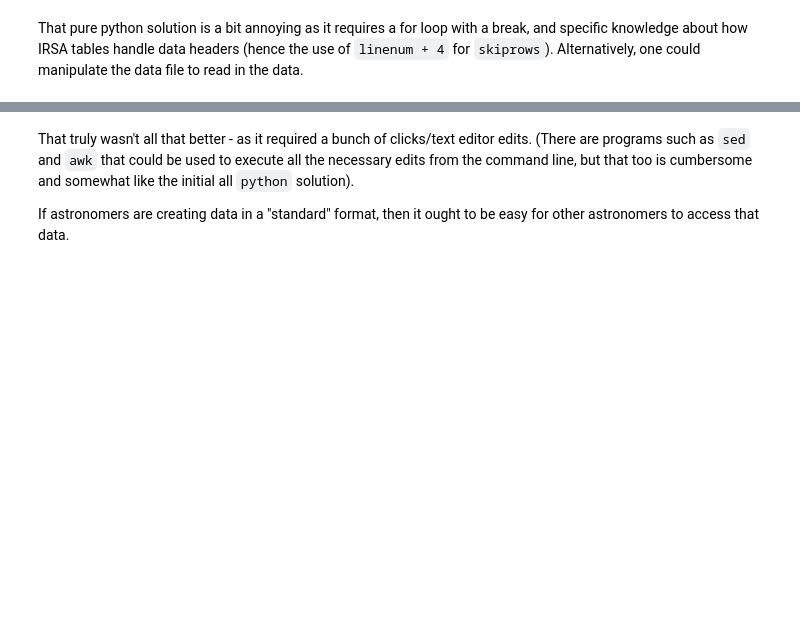
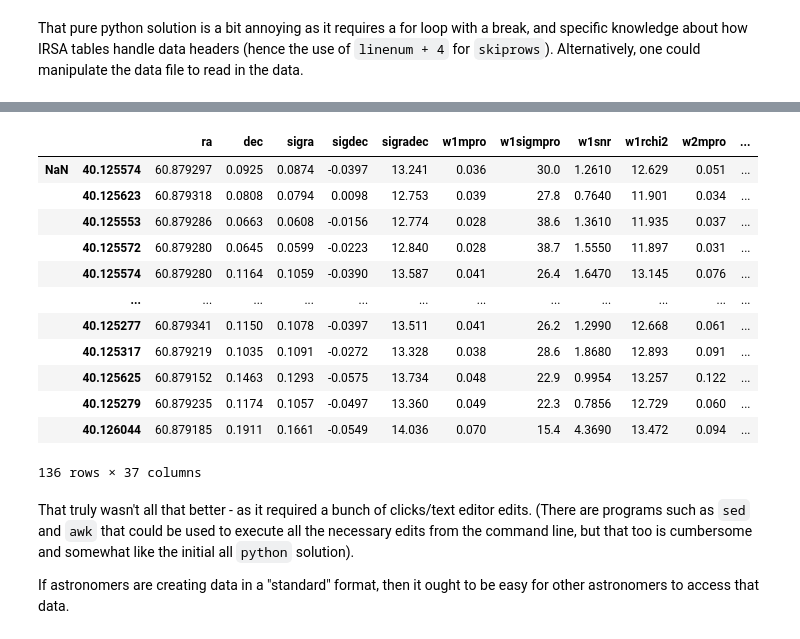
Before and after one commit to ananay-sethi/Session-21, a Jupyter notebook: Day1/CorrallingUnrulyData.ipynb, the cells around one changed output, grey strips where cells are left out. Drawn from its saved outputs; the diff is of its cells as text; code cells hidden in the pictures; blank space fills up the shorter version.

```diff
--- a/Day1/CorrallingUnrulyData.ipynb
+++ b/Day1/CorrallingUnrulyData.ipynb
@@ -146,15 +237,30 @@ That pure python solution is a bit annoying as it requires a for loop with a bre
 # %%
-# solution 2 - edit the text file
-# !cp irsa_catalog_WISE_iPTF14jg_search_results.tbl tmp.tbl
 ### delete lines 1-89, and 90-92
 ### replace whitespace with commas (may require multiple operations)
 ### replace '|' with commas
 ### replace ',,' with single commas
 ### replace ',\n,' with '\n'
 ### delete the comma at the very beginning and very end of the file
 
-tedit_tbl = pd.read_csv('tmp.tbl')
-tedit_tbl.head(5)
+tedit_hdr = pd.read_csv('tmp.tbl', skiprows=89, nrows=3, delimiter='|', usecols=[i for i in range(1, 38)])
+tedit_hdr = list(tedit_hdr)
+
+tedit_tbl = pd.read_csv('tmp.tbl', skiprows=94, sep=' ', header=None, names=tedit_hdr)
+tedit_tbl
+# %% [output]
+|  |  | ra | dec | sigra | sigdec | sigradec | w1mpro | w1sigmpro | w1snr | w1rchi2 | w2mpro | ... |
+| NaN | 40.125574 | 60.879297 | 0.0925 | 0.0874 | -0.0397 | 13.241 | 0.036 | 30.0 | 1.2610 | 12.629 | 0.051 | ... |
+|  | 40.125623 | 60.879318 | 0.0808 | 0.0794 | 0.0098 | 12.753 | 0.039 | 27.8 | 0.7640 | 11.901 | 0.034 | ... |
+|  | 40.125553 | 60.879286 | 0.0663 | 0.0608 | -0.0156 | 12.774 | 0.028 | 38.6 | 1.3610 | 11.935 | 0.037 | ... |
+|  | 40.125572 | 60.879280 | 0.0645 | 0.0599 | -0.0223 | 12.840 | 0.028 | 38.7 | 1.5550 | 11.897 | 0.031 | ... |
+|  | 40.125574 | 60.879280 | 0.1164 | 0.1059 | -0.0390 | 13.587 | 0.041 | 26.4 | 1.6470 | 13.145 | 0.076 | ... |
+|  | ... | ... | ... | ... | ... | ... | ... | ... | ... | ... | ... | ... |
+|  | 40.125277 | 60.879341 | 0.1150 | 0.1078 | -0.0397 | 13.511 | 0.041 | 26.2 | 1.2990 | 12.668 | 0.061 | ... |
+|  | 40.125317 | 60.879219 | 0.1035 | 0.1091 | -0.0272 | 13.328 | 0.038 | 28.6 | 1.8680 | 12.893 | 0.091 | ... |
+|  | 40.125625 | 60.879152 | 0.1463 | 0.1293 | -0.0575 | 13.734 | 0.048 | 22.9 | 0.9954 | 13.257 | 0.122 | ... |
+|  | 40.125279 | 60.879235 | 0.1174 | 0.1057 | -0.0497 | 13.360 | 0.049 | 22.3 | 0.7856 | 12.729 | 0.060 | ... |
+|  | 40.126044 | 60.879185 | 0.1911 | 0.1661 | -0.0549 | 14.036 | 0.070 | 15.4 | 4.3690 | 13.472 | 0.094 | ... |
+136 rows × 37 columns
 # %% [markdown]
 That truly wasn't all that better - as it required a bunch of clicks/text editor edits. (There are programs such as `sed` and `awk` that could be used to execute all the necessary edits from the command line, but that too is cumbersome and somewhat like the initial all `python` solution).
 
```
Also changed, not shown: parts of 19 cells of this notebook, 4 other files.
